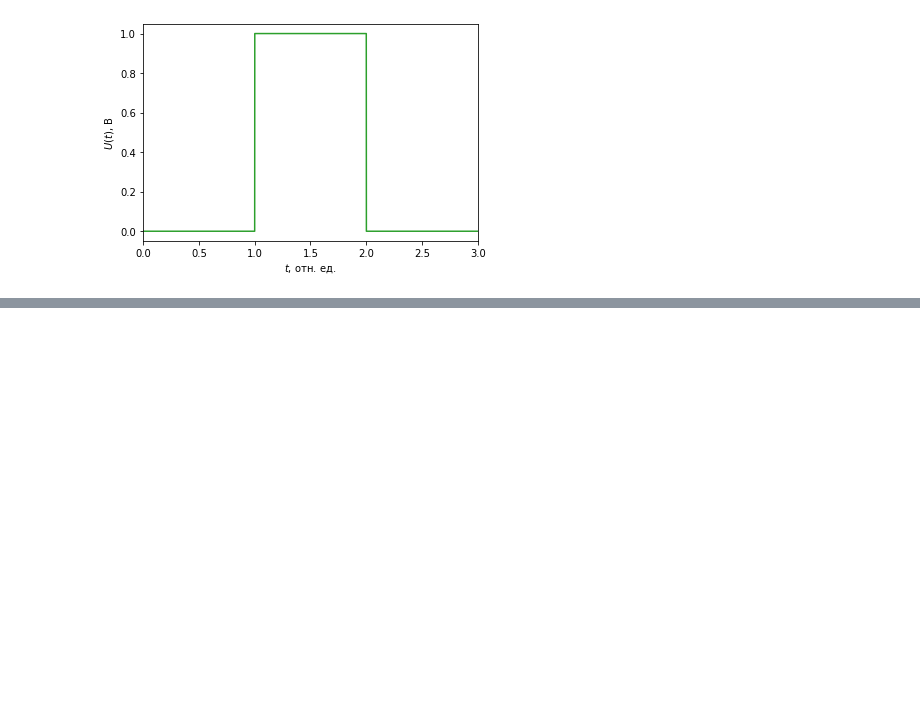
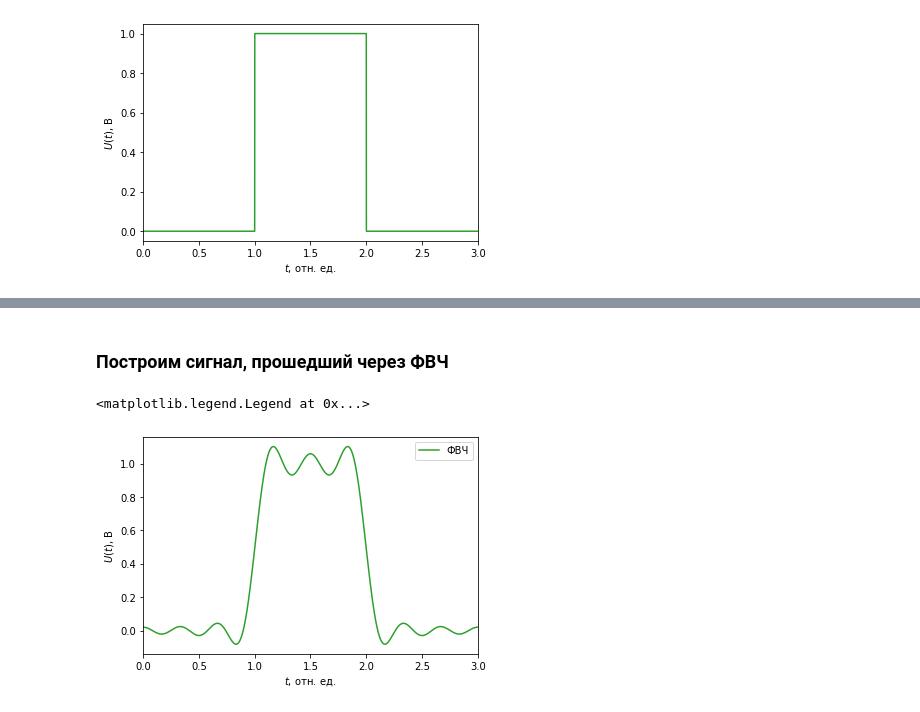
Before and after one commit to DaniilSysoev/opisis_sem_4, a Jupyter notebook: Описис_сем_4.ipynb, the cells around one changed output, grey strips where cells are left out. Drawn from its saved outputs; the diff is of its cells as text; code cells hidden in the pictures; blank space fills up the shorter version.

```diff
--- a/Описис_сем_4.ipynb
+++ b/Описис_сем_4.ipynb
@@ -247 +267,13 @@ ax.set_xlim(0, T)
+# %% [markdown]
+<h3>Построим сигнал, прошедший через ФВЧ</h3>
+# %%
+fig, ax = plt.subplots()
+ax.plot(t,sig_lf1.real, color='tab:green',label='ФВЧ')
+ax.set_xlabel("$t$, отн. ед.", fontsize=10)
+ax.set_ylabel("$U(t)$, В", fontsize=10)
+ax.set_xlim(0, T)
+ax.legend(loc='best')
+# %% [output]
+<matplotlib.legend.Legend at 0x...>
+[figure, added]
 # %% [markdown]
```
Also changed, not shown: parts of 29 cells of this notebook.
